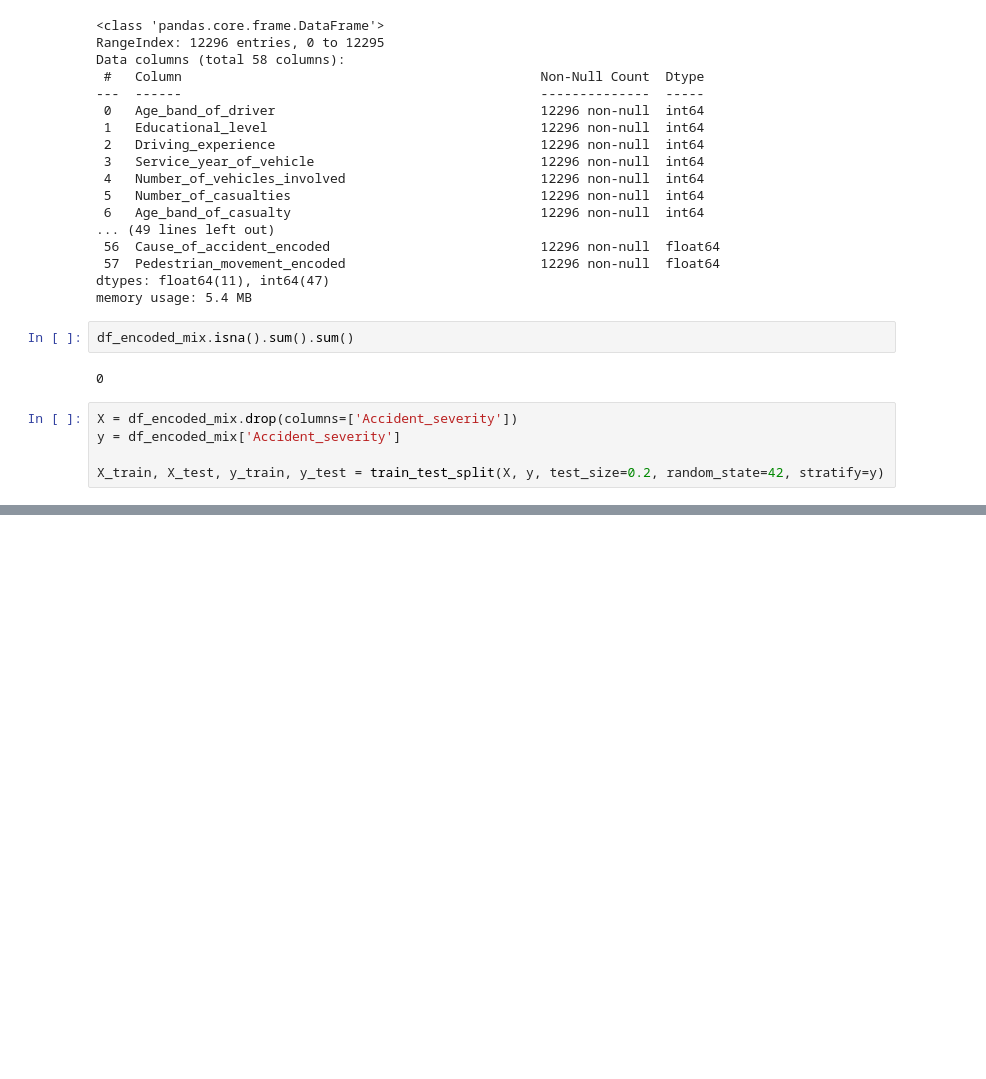
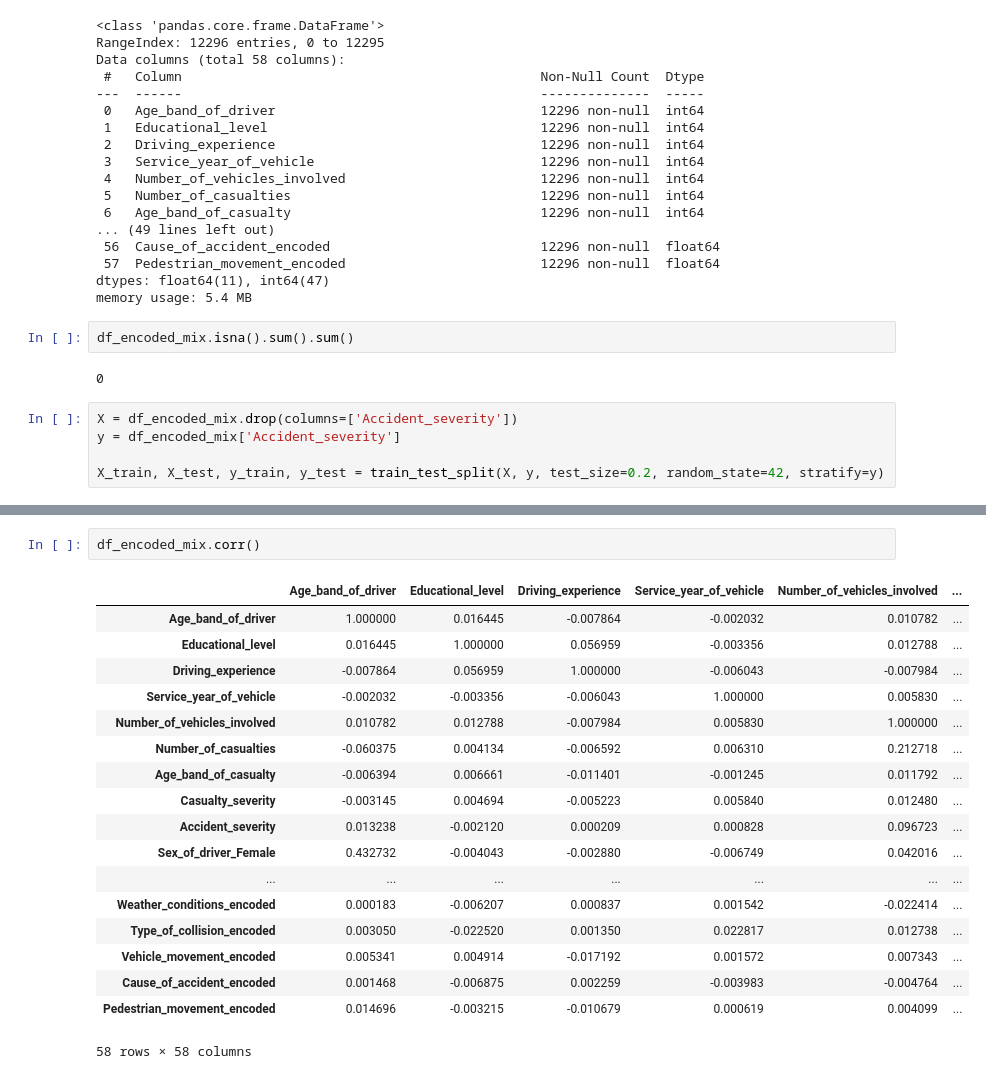
Before and after one commit to ahmadnafi30/3-AhmadNafiMubarok_OrieAbyanMaulana, a Jupyter notebook: code/modeling_vO.ipynb, the cells around one changed output, grey strips where cells are left out. Cells and saved outputs as stored; diff of their text form; blank space fills up the shorter version.

```diff
--- a/code/modeling_vO.ipynb
+++ b/code/modeling_vO.ipynb
@@ -947,0 +1126,21 @@ plt.show()
+# %%
+df_encoded_mix.corr()
+# %% [output]
+|  | Age_band_of_driver | Educational_level | Driving_experience | Service_year_of_vehicle | Number_of_vehicles_involved | ... |
+| Age_band_of_driver | 1.000000 | 0.016445 | -0.007864 | -0.002032 | 0.010782 | ... |
+| Educational_level | 0.016445 | 1.000000 | 0.056959 | -0.003356 | 0.012788 | ... |
+| Driving_experience | -0.007864 | 0.056959 | 1.000000 | -0.006043 | -0.007984 | ... |
+| Service_year_of_vehicle | -0.002032 | -0.003356 | -0.006043 | 1.000000 | 0.005830 | ... |
+| Number_of_vehicles_involved | 0.010782 | 0.012788 | -0.007984 | 0.005830 | 1.000000 | ... |
+| Number_of_casualties | -0.060375 | 0.004134 | -0.006592 | 0.006310 | 0.212718 | ... |
+| Age_band_of_casualty | -0.006394 | 0.006661 | -0.011401 | -0.001245 | 0.011792 | ... |
+| Casualty_severity | -0.003145 | 0.004694 | -0.005223 | 0.005840 | 0.012480 | ... |
+| Accident_severity | 0.013238 | -0.002120 | 0.000209 | 0.000828 | 0.096723 | ... |
+| Sex_of_driver_Female | 0.432732 | -0.004043 | -0.002880 | -0.006749 | 0.042016 | ... |
+| ... | ... | ... | ... | ... | ... | ... |
+| Weather_conditions_encoded | 0.000183 | -0.006207 | 0.000837 | 0.001542 | -0.022414 | ... |
+| Type_of_collision_encoded | 0.003050 | -0.022520 | 0.001350 | 0.022817 | 0.012738 | ... |
+| Vehicle_movement_encoded | 0.005341 | 0.004914 | -0.017192 | 0.001572 | 0.007343 | ... |
+| Cause_of_accident_encoded | 0.001468 | -0.006875 | 0.002259 | -0.003983 | -0.004764 | ... |
+| Pedestrian_movement_encoded | 0.014696 | -0.003215 | -0.010679 | 0.000619 | 0.004099 | ... |
+58 rows × 58 columns
```
Also changed, not shown: parts of 32 cells of this notebook.
